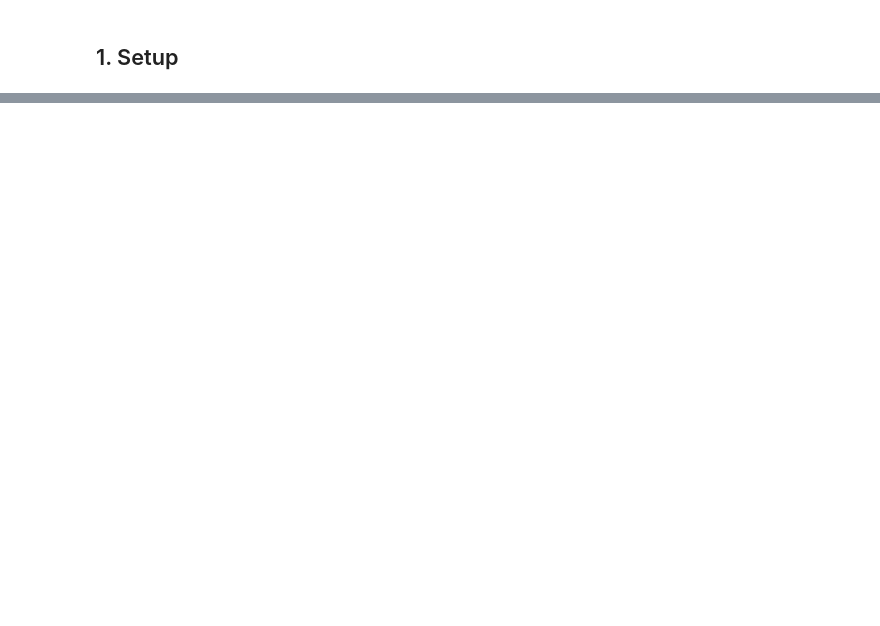
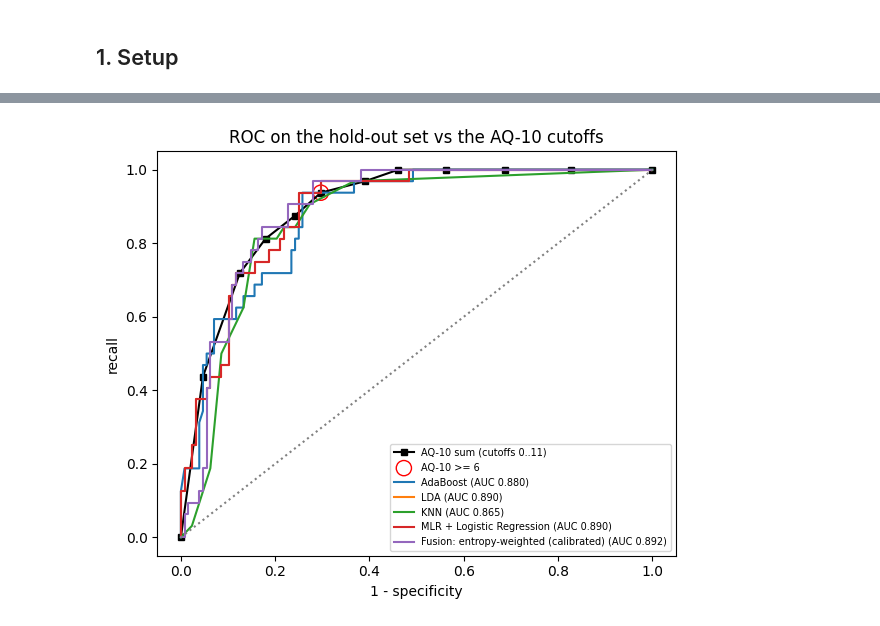
Before and after one commit to Paprii/MSc_Early_ASD_Detection, a Jupyter notebook: ASD_detection.ipynb, the cells around one changed output, grey strips where cells are left out. Saved outputs shown, nothing was run; the diff lists cells and outputs as text; code cells hidden in the pictures; blank space fills up the shorter version.

```diff
--- a/ASD_detection.ipynb
+++ b/ASD_detection.ipynb
@@ -471,18 +25,0 @@ Combines all model outputs, weighting each by one minus its prediction entropy,
-# %%
-
-def entropy_fusion():
-    eps = 1e-12
-    n = len(y_test_arr)
-    weighted_votes = np.zeros(n)
-    weight_sum = np.zeros(n)
-    for name, p_arr in probs.items():
-        p = np.clip(p_arr[:, 1], eps, 1 - eps)
-        entropy = -(p * np.log2(p) + (1 - p) * np.log2(1 - p))  # 0 (confident) .. 1 (unsure)
-        weight = 1 - entropy
-        weighted_votes += weight * p
-        weight_sum += weight
-    fused_prob = weighted_votes / np.clip(weight_sum, eps, None)
-    return (fused_prob >= 0.5).astype(int)
-
-pred_fused = entropy_fusion()
-evaluate("Entropy-weighted Fusion (all models)", y_test_arr, pred_fused)
@@ -521,0 +673,23 @@ plt.show()
+# %%
+aq_te = Xte[AQ_COLUMNS].sum(axis=1).values
+pts = []
+for cutoff in range(0, 12):
+    pr = (aq_te >= cutoff).astype(int)
+    tn, fp, fn, tp = confusion_matrix(yte, pr, labels=[0, 1]).ravel()
+    pts.append((fp / (fp + tn), tp / (tp + fn)))
+
+plt.figure(figsize=(6, 5))
+plt.plot(*zip(*pts), "ks-", ms=4, label="AQ-10 sum (cutoffs 0..11)")
+plt.scatter([pts[6][0]], [pts[6][1]], s=120, facecolors="none", edgecolors="r", label="AQ-10 >= 6")
+for n in ["AdaBoost", "LDA", "KNN", "MLR + Logistic Regression", "Fusion: entropy-weighted (calibrated)"]:
+    fpr, tpr, _ = roc_curve(yte, cal[n])
+    plt.plot(fpr, tpr, label=f"{n} (AUC {roc_auc_score(yte, cal[n]):.3f})")
+plt.plot([0, 1], [0, 1], ":", c="gray")
+plt.xlabel("1 - specificity")
+plt.ylabel("recall")
+plt.title("ROC on the hold-out set vs the AQ-10 cutoffs")
+plt.legend(fontsize=7)
+plt.tight_layout()
+plt.show()
+# %% [output]
+[figure, added]
```
Also changed, not shown: parts of 55 cells of this notebook.
